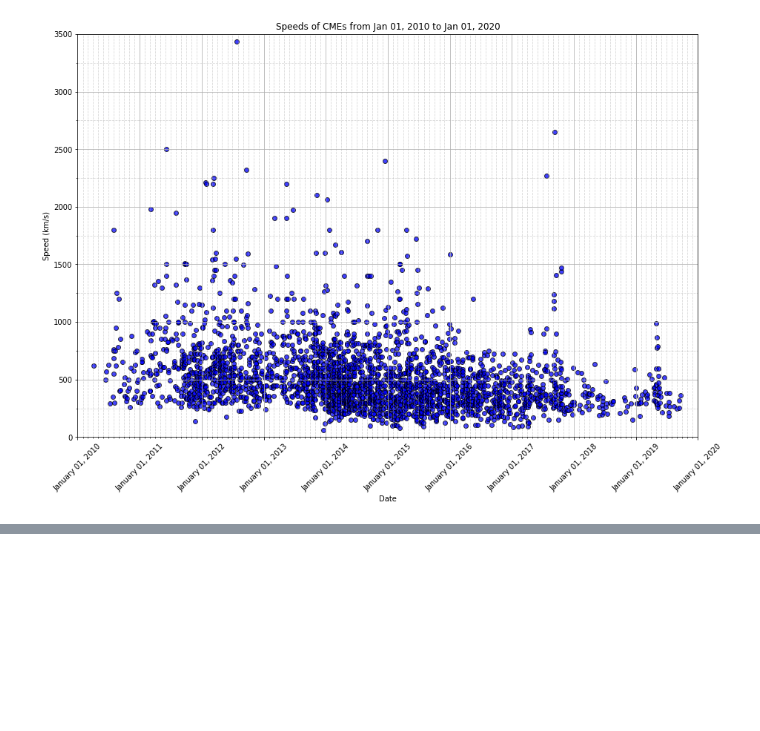
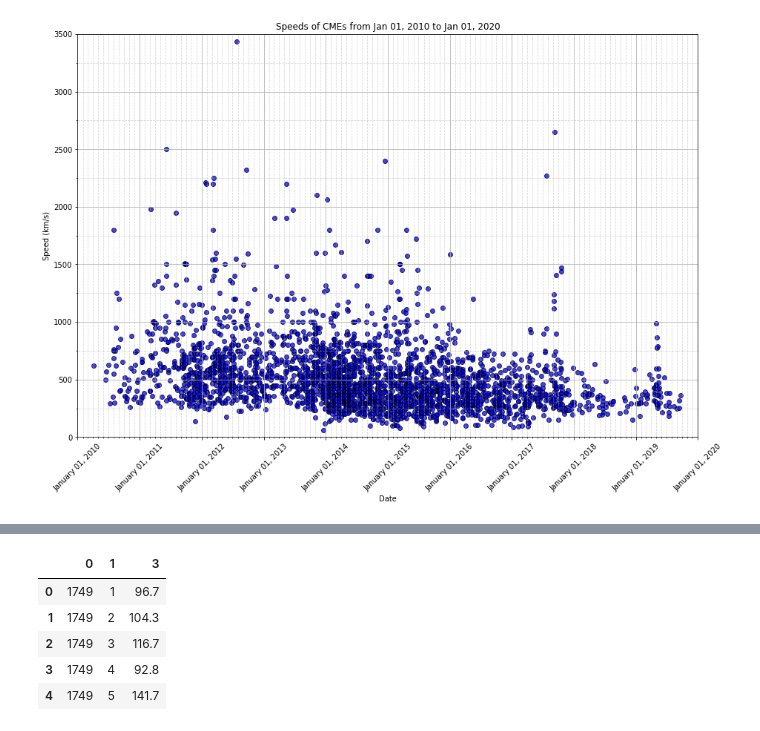
Before and after one commit to rockhound03/Project1, a Jupyter notebook: modules/Final Data Analysis.ipynb, the cells around one changed output, grey strips where cells are left out. Saved outputs shown, nothing was run; the diff lists cells and outputs as text; code cells hidden in the pictures; blank space fills up the shorter version.

```diff
--- a/modules/Final Data Analysis.ipynb
+++ b/modules/Final Data Analysis.ipynb
@@ -172,0 +188,10 @@ ax.grid(which='minor', alpha=0.5, linestyle='--')
+# %%
+df = df[[0,1,3]]
+df.head()
+# %% [output]
+|  | 0 | 1 | 3 |
+| 0 | 1749 | 1 | 96.7 |
+| 1 | 1749 | 2 | 104.3 |
+| 2 | 1749 | 3 | 116.7 |
+| 3 | 1749 | 4 | 92.8 |
+| 4 | 1749 | 5 | 141.7 |
```
Also changed, not shown: parts of 9 cells of this notebook.
